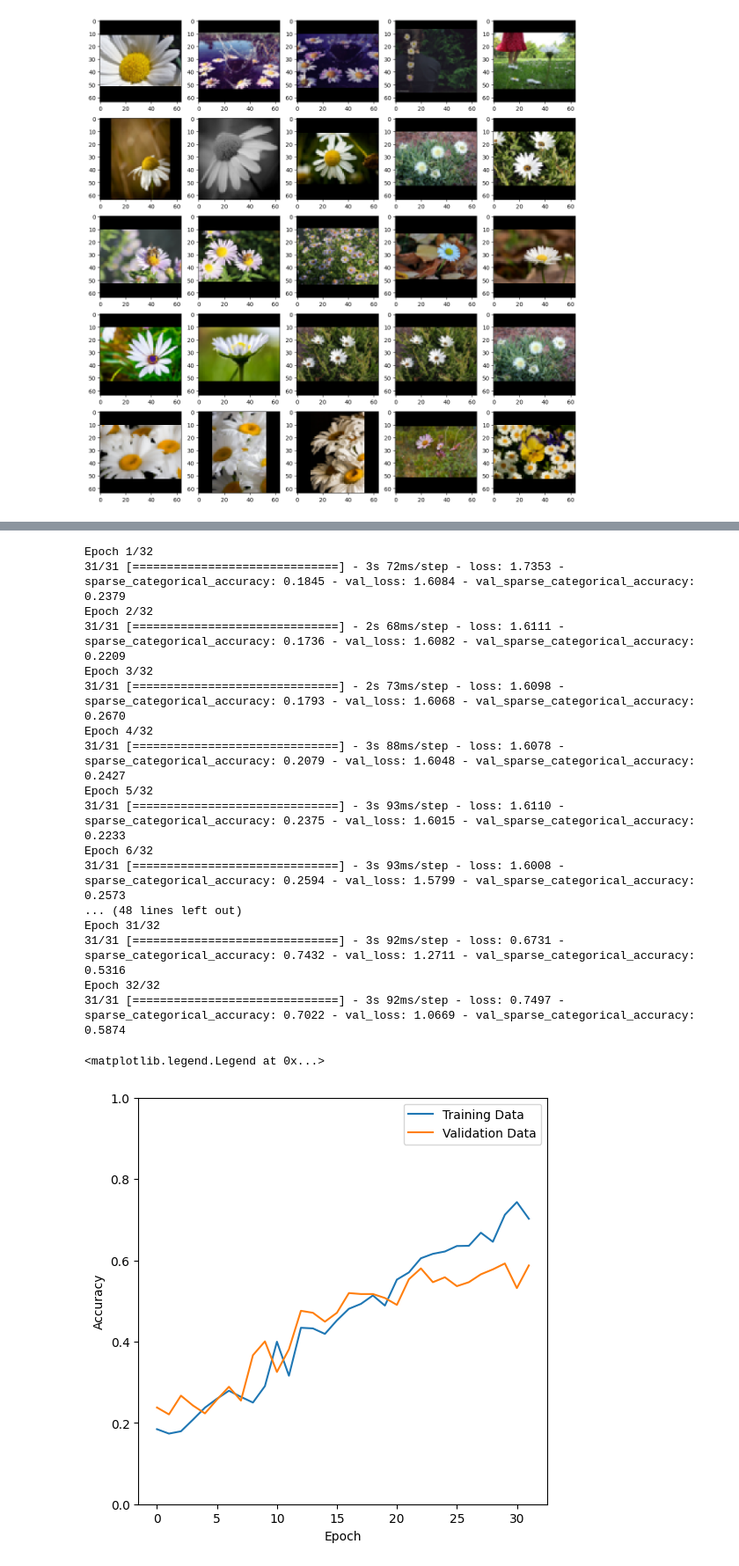
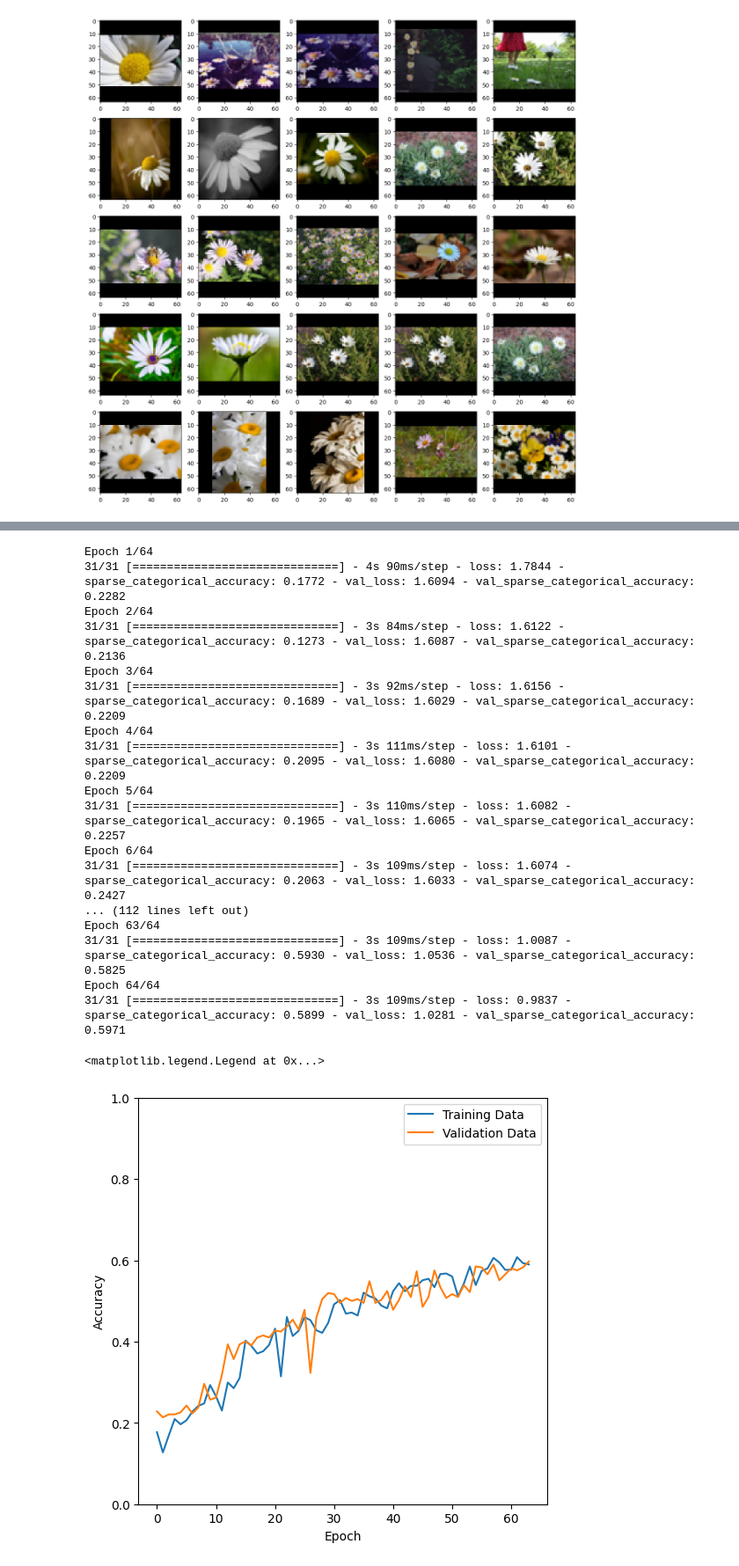
Before and after one commit to daniel-g-p/tensorflow-course, a Jupyter notebook: freecodecamp/13-flower-classification.ipynb, the cells around one changed output, grey strips where cells are left out. Shown at 88% size. Cells and saved outputs as stored; diff of their text form; code cells hidden in the pictures.

Commit message:
Add data augmentation and dropout layer

```diff
--- a/freecodecamp/13-flower-classification.ipynb
+++ b/freecodecamp/13-flower-classification.ipynb
@@ -147,6 +147,18 @@ model = tf.keras.Sequential(
             scale=1 / 255,
             input_shape=(IMAGE_SIZE, IMAGE_SIZE, 3),
             name="rescaling",
+        ),
+        tf.keras.layers.RandomFlip(
+            mode="horizontal_and_vertical",
+        ),
+        tf.keras.layers.RandomRotation(
+            factor=(-1, 1),
+            fill_mode="reflect",
+        ),
+        tf.keras.layers.RandomZoom(
+            height_factor=(-0.25, 0.25),
+            width_factor=None,
+            fill_mode="reflect",
         ),
         tf.keras.layers.Conv2D(
             filters=16,
@@ -190,6 +202,9 @@ model = tf.keras.Sequential(
             padding="valid",
             name="pooling_3",
         ),
+        tf.keras.layers.Dropout(
+            rate=0.2,
+        ),
         tf.keras.layers.Flatten(
             name="flatten_1",
         ),
@@ -232,39 +247,39 @@ Trainable params: 548645 (2.09 MB)
 Non-trainable params: 0 (0.00 Byte)
 _________________________________________________________________
 # %%
-MODEL_EPOCHS = 32
+MODEL_EPOCHS = 64
 
 model_history = model.fit(ds_train, validation_data=ds_valid, epochs=MODEL_EPOCHS)
 # %% [output]
-Epoch 1/32
-31/31 [==============================] - 3s 72ms/step - loss: 1.7353 - sparse_categorical_accuracy: 0.1845 - val_loss: 1.6084 - val_sparse_categorical_accuracy: 0.2379
-Epoch 2/32
-31/31 [==============================] - 2s 68ms/step - loss: 1.6111 - sparse_categorical_accuracy: 0.1736 - val_loss: 1.6082 - val_sparse_categorical_accuracy: 0.2209
-Epoch 3/32
-31/31 [==============================] - 2s 73ms/step - loss: 1.6098 - sparse_categorical_accuracy: 0.1793 - val_loss: 1.6068 - val_sparse_categorical_accuracy: 0.2670
-Epoch 4/32
-31/31 [==============================] - 3s 88ms/step - loss: 1.6078 - sparse_categorical_accuracy: 0.2079 - val_loss: 1.6048 - val_sparse_categorical_accuracy: 0.2427
-Epoch 5/32
-31/31 [==============================] - 3s 93ms/step - loss: 1.6110 - sparse_categorical_accuracy: 0.2375 - val_loss: 1.6015 - val_sparse_categorical_accuracy: 0.2233
-Epoch 6/32
-31/31 [==============================] - 3s 93ms/step - loss: 1.6008 - sparse_categorical_accuracy: 0.2594 - val_loss: 1.5799 - val_sparse_categorical_accuracy: 0.2573
-... (48 lines left out)
-Epoch 31/32
-31/31 [==============================] - 3s 92ms/step - loss: 0.6731 - sparse_categorical_accuracy: 0.7432 - val_loss: 1.2711 - val_sparse_categorical_accuracy: 0.5316
-Epoch 32/32
-31/31 [==============================] - 3s 92ms/step - loss: 0.7497 - sparse_categorical_accuracy: 0.7022 - val_loss: 1.0669 - val_sparse_categorical_accuracy: 0.5874
+Epoch 1/64
+31/31 [==============================] - 4s 90ms/step - loss: 1.7844 - sparse_categorical_accuracy: 0.1772 - val_loss: 1.6094 - val_sparse_categorical_accuracy: 0.2282
+Epoch 2/64
+31/31 [==============================] - 3s 84ms/step - loss: 1.6122 - sparse_categorical_accuracy: 0.1273 - val_loss: 1.6087 - val_sparse_categorical_accuracy: 0.2136
+Epoch 3/64
+31/31 [==============================] - 3s 92ms/step - loss: 1.6156 - sparse_categorical_accuracy: 0.1689 - val_loss: 1.6029 - val_sparse_categorical_accuracy: 0.2209
+Epoch 4/64
+31/31 [==============================] - 3s 111ms/step - loss: 1.6101 - sparse_categorical_accuracy: 0.2095 - val_loss: 1.6080 - val_sparse_categorical_accuracy: 0.2209
+Epoch 5/64
+31/31 [==============================] - 3s 110ms/step - loss: 1.6082 - sparse_categorical_accuracy: 0.1965 - val_loss: 1.6065 - val_sparse_categorical_accuracy: 0.2257
+Epoch 6/64
+31/31 [==============================] - 3s 109ms/step - loss: 1.6074 - sparse_categorical_accuracy: 0.2063 - val_loss: 1.6033 - val_sparse_categorical_accuracy: 0.2427
+... (112 lines left out)
+Epoch 63/64
+31/31 [==============================] - 3s 109ms/step - loss: 1.0087 - sparse_categorical_accuracy: 0.5930 - val_loss: 1.0536 - val_sparse_categorical_accuracy: 0.5825
+Epoch 64/64
+31/31 [==============================] - 3s 109ms/step - loss: 0.9837 - sparse_categorical_accuracy: 0.5899 - val_loss: 1.0281 - val_sparse_categorical_accuracy: 0.5971
 # %%
 train_accuracy = model_history.history["sparse_categorical_accuracy"]
 valid_accuracy = model_history.history["val_sparse_categorical_accuracy"]
 
 fig, ax = plt.subplots()
 fig.set_size_inches(6, 6)
-ax.plot(range(MODEL_EPOCHS), train_accuracy, label="Training Data")
-ax.plot(range(MODEL_EPOCHS), valid_accuracy, label="Validation Data")
+ax.plot(range(len(train_accuracy)), train_accuracy, label="Training Data")
+ax.plot(range(len(valid_accuracy)), valid_accuracy, label="Validation Data")
 ax.set_ylim(0, 1)
 ax.set_xlabel("Epoch")
 ax.set_ylabel("Accuracy")
 ax.legend()
 # %% [output]
 <matplotlib.legend.Legend at 0x...>
-[figure, old version]
+[figure, new version]
```
Also changed, not shown: parts of 1 cell of this notebook.
